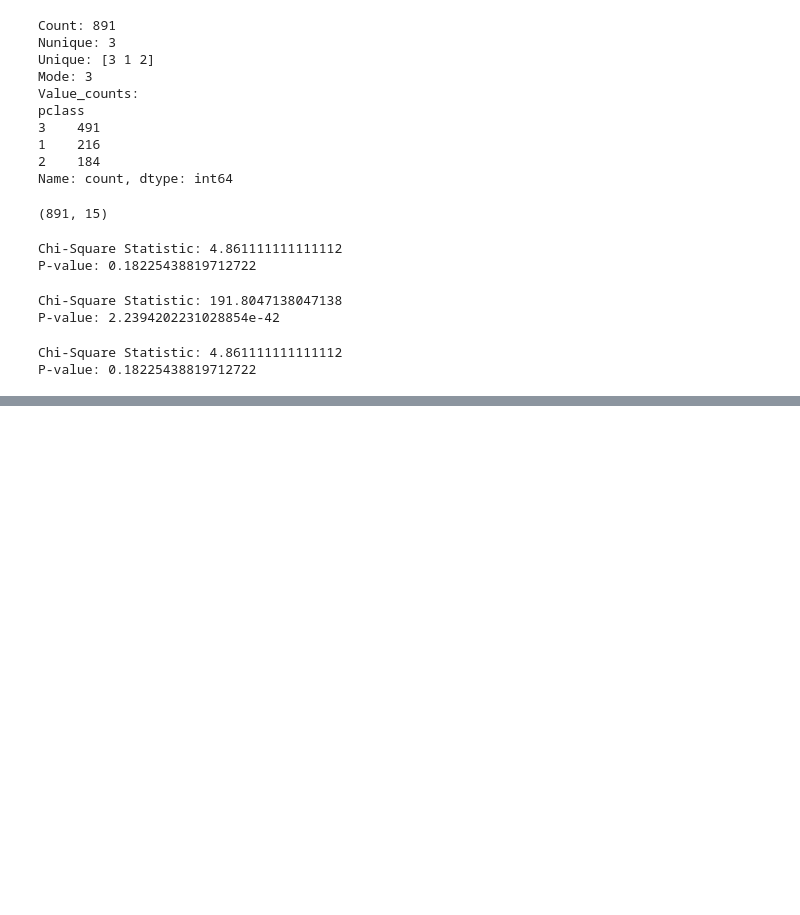
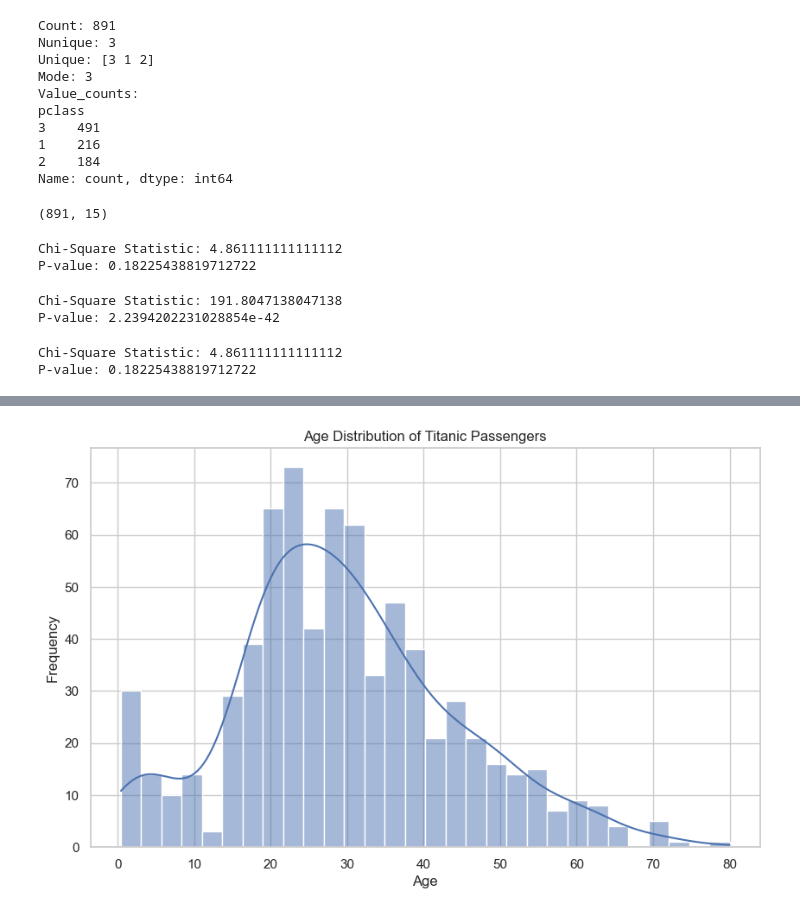
Before and after one commit to VishalDeoPrasad/Data-Science-and-Statistic, a Jupyter notebook: notebook.ipynb, the cells around one changed output, grey strips where cells are left out. Saved outputs shown, nothing was run; the diff lists cells and outputs as text; code cells hidden in the pictures; blank space fills up the shorter version.

```diff
--- a/notebook.ipynb
+++ b/notebook.ipynb
@@ -692,0 +706,13 @@ P-value: 0.18225438819712722
+# %%
+# Set the style of the visualization
+sns.set(style="whitegrid")
+
+# Plot the distribution of the 'Age' column
+plt.figure(figsize=(10, 6))
+sns.histplot(titanic['age'], kde=True, bins=30)
+plt.title('Age Distribution of Titanic Passengers')
+plt.xlabel('Age')
+plt.ylabel('Frequency')
+plt.show()
+# %% [output]
+[figure, added]
```
Also changed, not shown: parts of 7 cells of this notebook, 10 other files.
